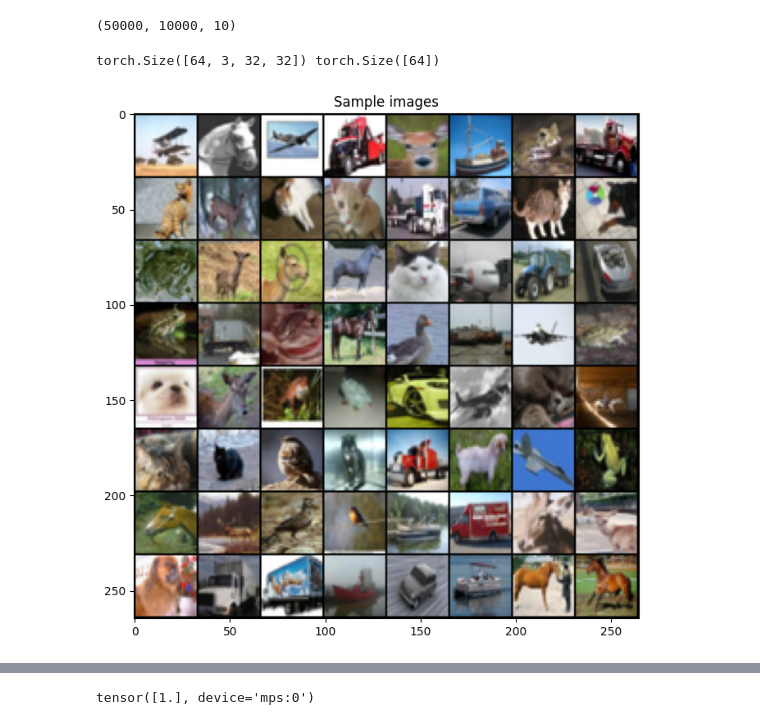
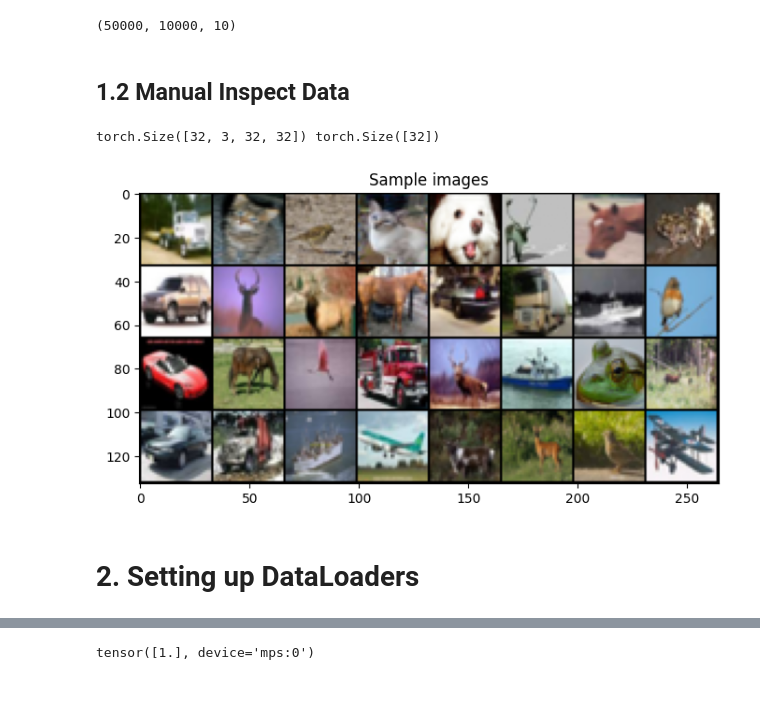
Before and after one commit to MaxiRuess/GrandRepository-of-Artificial-Musings, a Jupyter notebook: notebooks/AlexNet_Cifar10.ipynb, the cells around one changed output, grey strips where cells are left out. Saved outputs shown, nothing was run; the diff lists cells and outputs as text; code cells hidden in the pictures; blank space fills up the shorter version.

```diff
--- a/notebooks/AlexNet_Cifar10.ipynb
+++ b/notebooks/AlexNet_Cifar10.ipynb
@@ -15,6 +19,6 @@ import pytorch_lightning as pl
 # %%
-BATCH_SIZE = 64
+BATCH_SIZE = 256
 EPOCHS = 3
-DEVICE = torch.device("cuda" if torch.cuda.is_available() else "cpu")
+DEVICE = torch.device("cuda" if torch.cuda.is_available() else "cpu") # Apple Devices have to be setup via MPS or Metal
 NUM_WORKERS = 10
-LEARING_RATE = 0.001
+LEARNING_RATE = 0.01
@@ -30,12 +36,14 @@ Files already downloaded and verified
 train_dataloder = DataLoader(dataset=train_dataset,
                              batch_size=BATCH_SIZE,
                              shuffle=True,
-                             num_workers=NUM_WORKERS)
+                             num_workers=NUM_WORKERS,
+                             drop_last=True)
 
 test_dataloder = DataLoader(dataset=test_dataset,
                             batch_size=BATCH_SIZE,
                             shuffle=False,
-                            num_workers=NUM_WORKERS)
+                            num_workers=NUM_WORKERS,
+                            drop_last=True)
 
 class_names = train_dataset.classes
 
@@ -57,16 +65,20 @@ train_dataloder, test_dataloder, class_names
 len(train_dataset), len(test_dataset), len(class_names)
 # %% [output]
 (50000, 10000, 10)
+# %% [markdown]
+## 1.2 Manual Inspect Data
 # %%
 for image, label in train_dataloder:
     print(image.size(), label.size())
     break
 
 plt.figure(figsize=(8, 8))
 plt.title('Sample images')
-plt.imshow(np.transpose(torchvision.utils.make_grid(image[:64], padding=1, normalize=True), (1, 2, 0)))
+plt.imshow(np.transpose(torchvision.utils.make_grid(image[:32], padding=1, normalize=True), (1, 2, 0)))
 plt.show()
 # %% [output]
-torch.Size([64, 3, 32, 32]) torch.Size([64])
+torch.Size([32, 3, 32, 32]) torch.Size([32])
-[figure, old version]
+[figure, new version]
+# %% [markdown]
+# 2. Setting up DataLoaders
 # %%
```
Also changed, not shown: parts of 11 cells of this notebook, 1 other file.
